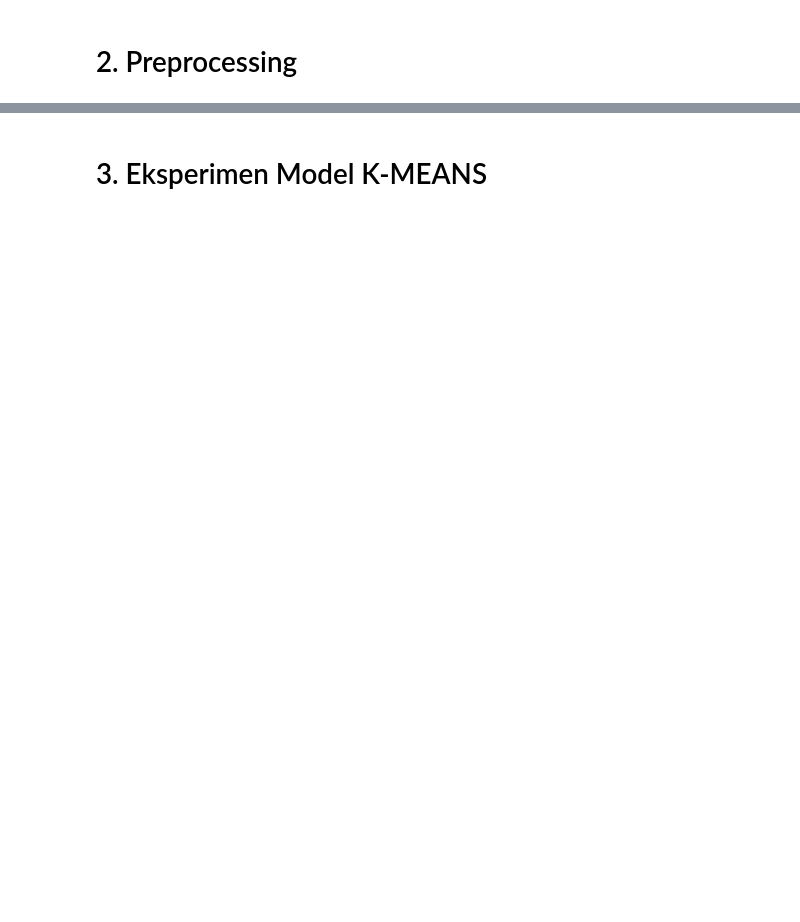
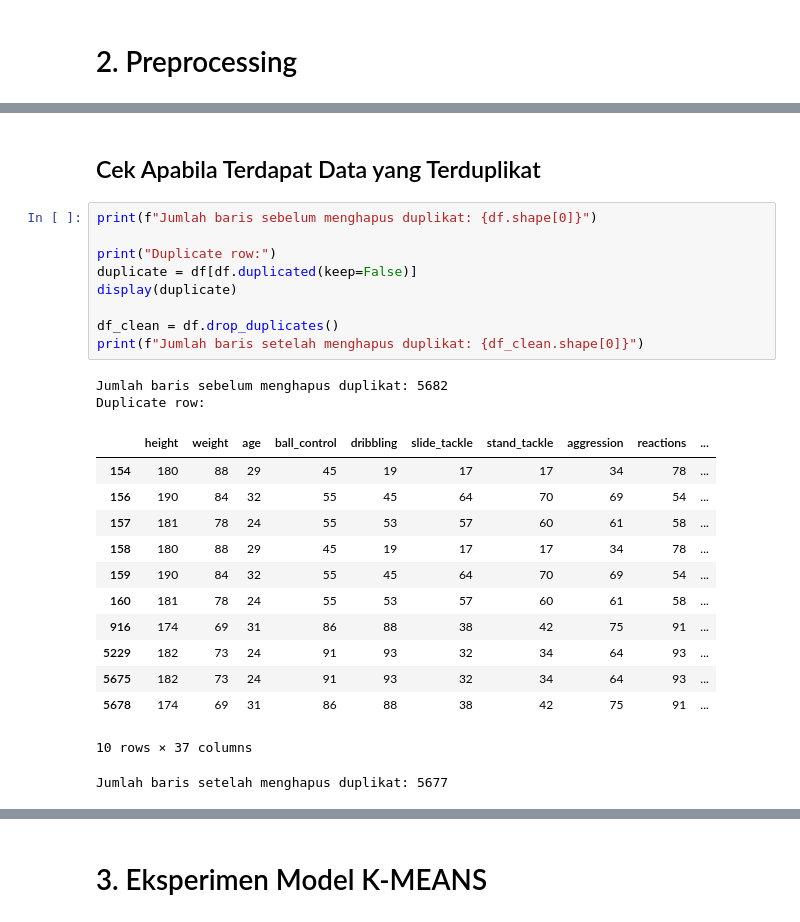
Before and after one commit to hisyamssyr/unsupervised-learning, a Jupyter notebook: Pembelajaran_Mesin_Tugas_1.ipynb, the cells around one changed output, grey strips where cells are left out. Drawn from its saved outputs; the diff is of its cells as text; blank space fills up the shorter version.

```diff
--- a/Pembelajaran_Mesin_Tugas_1.ipynb
+++ b/Pembelajaran_Mesin_Tugas_1.ipynb
@@ -43,0 +125,27 @@ Langkah-langkah yang harus dilakukan antara lain:
+# %% [markdown]
+## Cek Apabila Terdapat Data yang Terduplikat
+# %%
+print(f"Jumlah baris sebelum menghapus duplikat: {df.shape[0]}")
+
+print("Duplicate row:")
+duplicate = df[df.duplicated(keep=False)]
+display(duplicate)
+
+df_clean = df.drop_duplicates()
+print(f"Jumlah baris setelah menghapus duplikat: {df_clean.shape[0]}")
+# %% [output]
+Jumlah baris sebelum menghapus duplikat: 5682
+Duplicate row:
+|  | height | weight | age | ball_control | dribbling | slide_tackle | stand_tackle | aggression | reactions | ... |
+| 154 | 180 | 88 | 29 | 45 | 19 | 17 | 17 | 34 | 78 | ... |
+| 156 | 190 | 84 | 32 | 55 | 45 | 64 | 70 | 69 | 54 | ... |
+| 157 | 181 | 78 | 24 | 55 | 53 | 57 | 60 | 61 | 58 | ... |
+| 158 | 180 | 88 | 29 | 45 | 19 | 17 | 17 | 34 | 78 | ... |
+| 159 | 190 | 84 | 32 | 55 | 45 | 64 | 70 | 69 | 54 | ... |
+| 160 | 181 | 78 | 24 | 55 | 53 | 57 | 60 | 61 | 58 | ... |
+| 916 | 174 | 69 | 31 | 86 | 88 | 38 | 42 | 75 | 91 | ... |
+| 5229 | 182 | 73 | 24 | 91 | 93 | 32 | 34 | 64 | 93 | ... |
+| 5675 | 182 | 73 | 24 | 91 | 93 | 32 | 34 | 64 | 93 | ... |
+| 5678 | 174 | 69 | 31 | 86 | 88 | 38 | 42 | 75 | 91 | ... |
+10 rows × 37 columns
+Jumlah baris setelah menghapus duplikat: 5677
```
Also changed, not shown: parts of 20 cells of this notebook, 2 other files.
